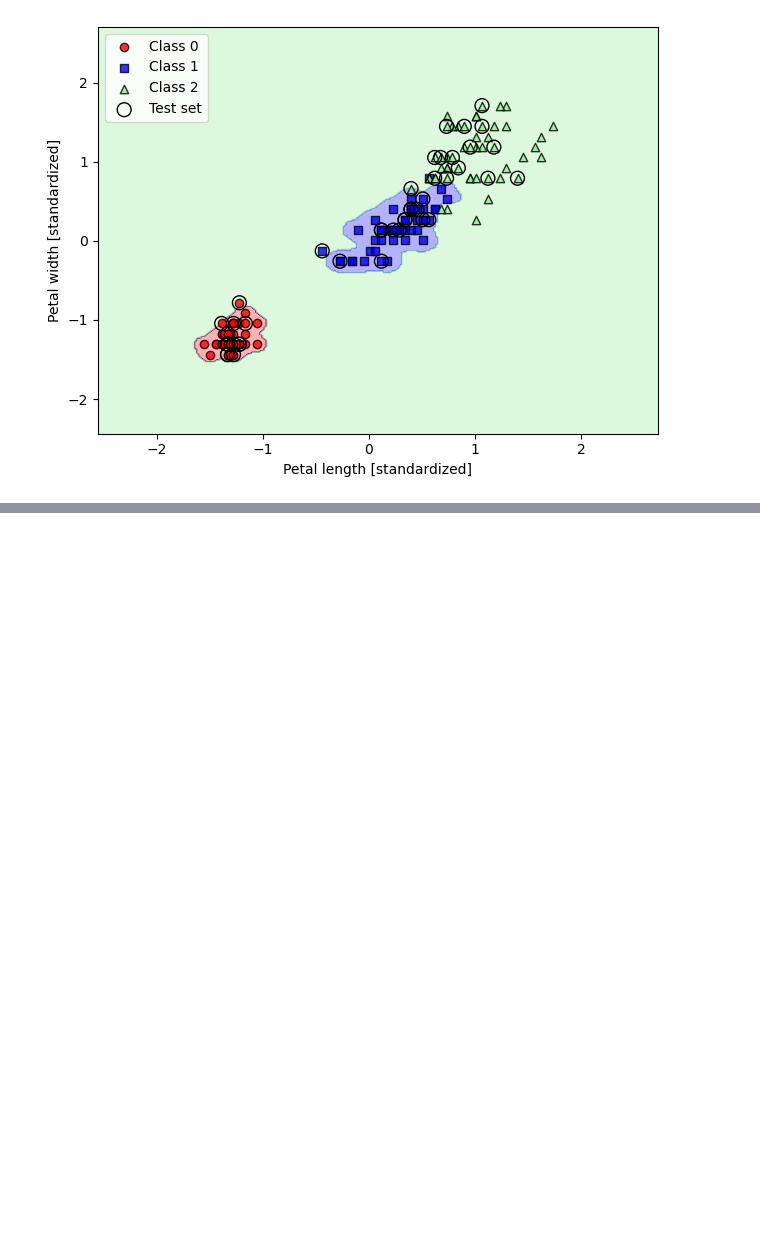
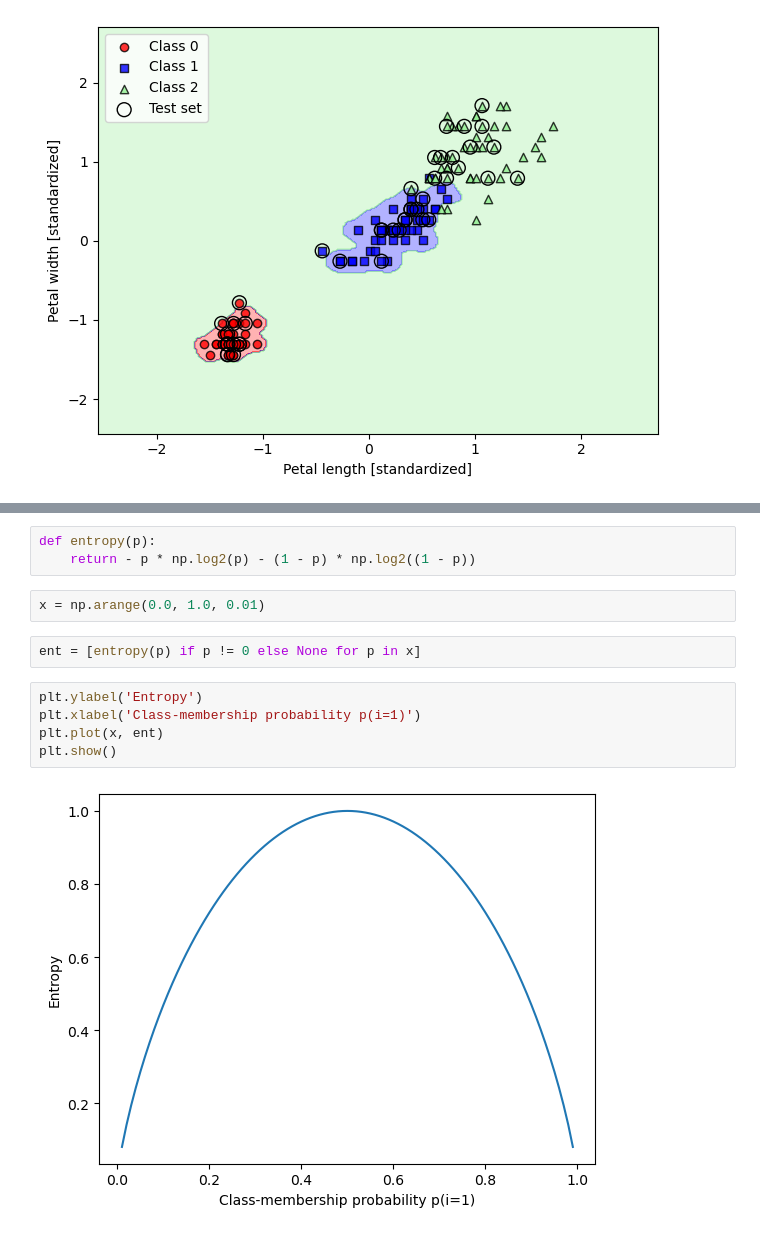
Before and after one commit to afsalahamed07/Machine-Learning, a Jupyter notebook: sklearn.ipynb, the cells around one changed output, grey strips where cells are left out. Cells and saved outputs as stored; diff of their text form; blank space fills up the shorter version.

```diff
--- a/sklearn.ipynb
+++ b/sklearn.ipynb
@@ -438,0 +459,14 @@ plt.show()
+# %%
+def entropy(p):
+    return - p * np.log2(p) - (1 - p) * np.log2((1 - p))
+# %%
+x = np.arange(0.0, 1.0, 0.01)
+# %%
+ent = [entropy(p) if p != 0 else None for p in x]
+# %%
+plt.ylabel('Entropy')
+plt.xlabel('Class-membership probability p(i=1)')
+plt.plot(x, ent)
+plt.show()
+# %% [output]
+[figure, added]
```
Also changed, not shown: parts of 20 cells of this notebook, 11 other files.
